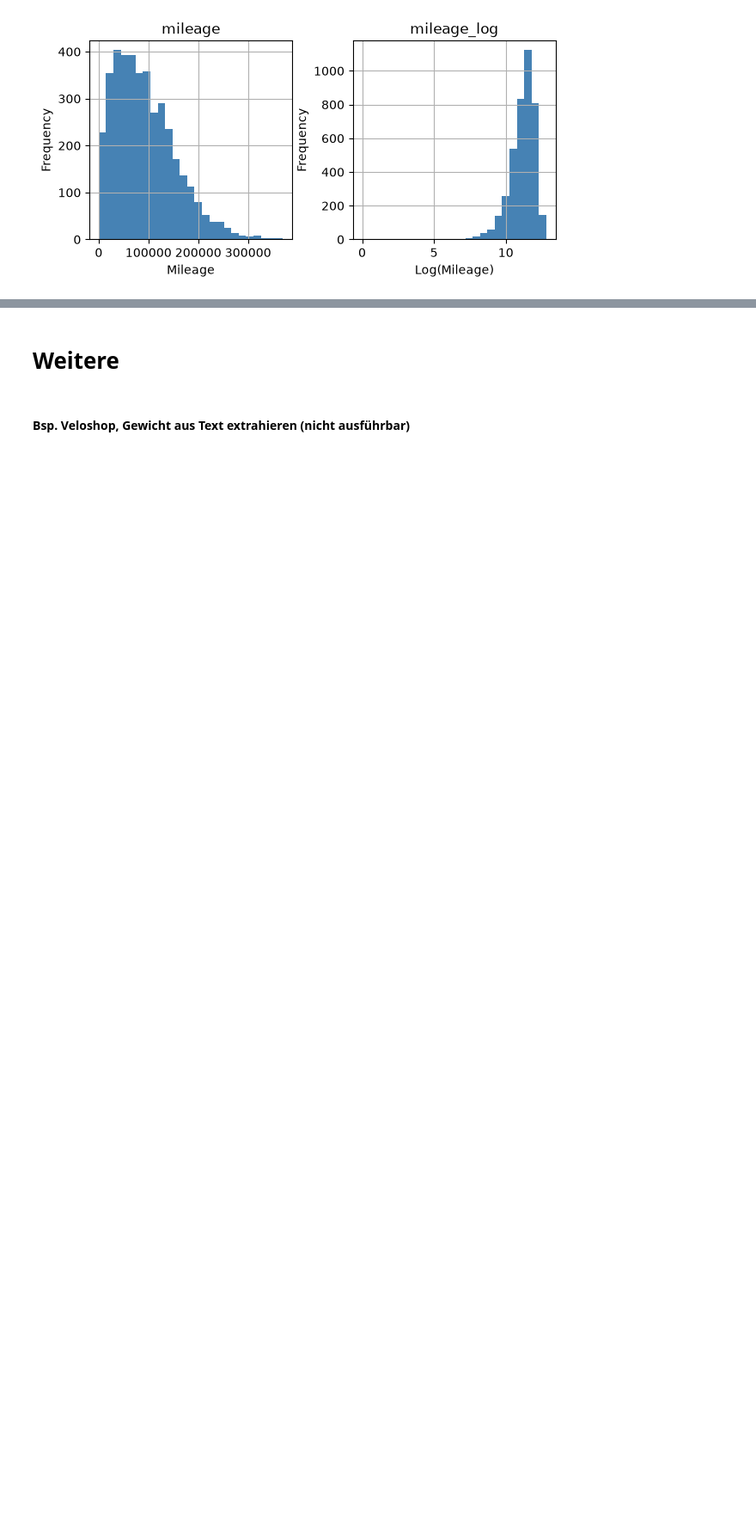
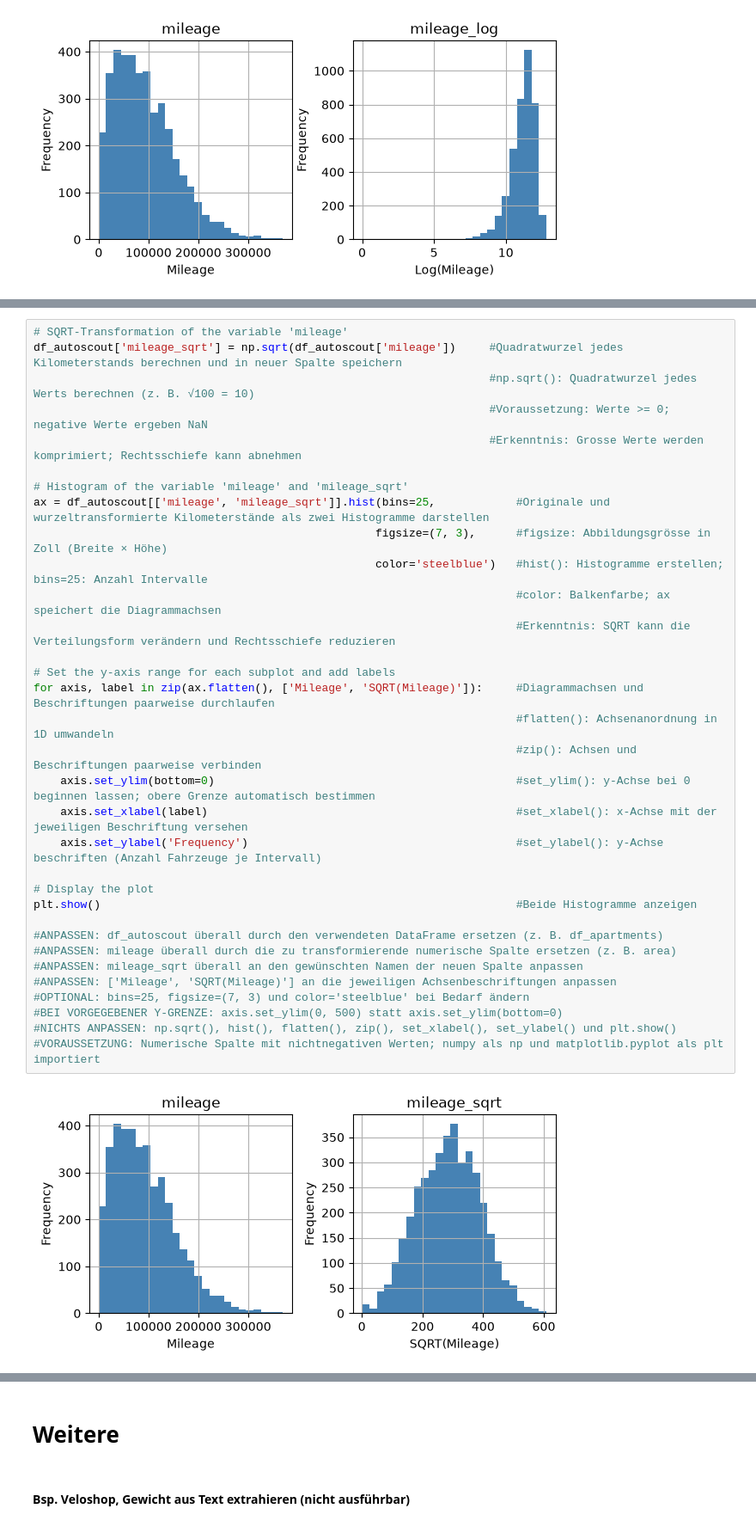
Before and after one commit to pyrat12/DS_HS2026_LNW, a Jupyter notebook: DS_HS2026_LNW_I_Examples/AP02/AP02 Spick.ipynb, the cells around one changed output, grey strips where cells are left out. Shown at 86% size. Drawn from its saved outputs; the diff is of its cells as text; blank space fills up the shorter version.

Commit message:
AP02: Data Transformation, Merging, Reshaping und Pivot Tables

```diff
--- a/DS_HS2026_LNW_I_Examples/AP02/AP02 Spick.ipynb
+++ b/DS_HS2026_LNW_I_Examples/AP02/AP02 Spick.ipynb
@@ -1151,0 +1163,35 @@ plt.show()                                                                  #Bei
+# %%
+# SQRT-Transformation of the variable 'mileage'
+df_autoscout['mileage_sqrt'] = np.sqrt(df_autoscout['mileage'])     #Quadratwurzel jedes Kilometerstands berechnen und in neuer Spalte speichern
+                                                                    #np.sqrt(): Quadratwurzel jedes Werts berechnen (z. B. √100 = 10)
+                                                                    #Voraussetzung: Werte >= 0; negative Werte ergeben NaN
+                                                                    #Erkenntnis: Grosse Werte werden komprimiert; Rechtsschiefe kann abnehmen
+
+# Histogram of the variable 'mileage' and 'mileage_sqrt'
+ax = df_autoscout[['mileage', 'mileage_sqrt']].hist(bins=25,            #Originale und wurzeltransformierte Kilometerstände als zwei Histogramme darstellen
+                                                   figsize=(7, 3),      #figsize: Abbildungsgrösse in Zoll (Breite × Höhe)
+                                                   color='steelblue')   #hist(): Histogramme erstellen; bins=25: Anzahl Intervalle
+                                                                        #color: Balkenfarbe; ax speichert die Diagrammachsen
+                                                                        #Erkenntnis: SQRT kann die Verteilungsform verändern und Rechtsschiefe reduzieren
+
+# Set the y-axis range for each subplot and add labels
+for axis, label in zip(ax.flatten(), ['Mileage', 'SQRT(Mileage)']):     #Diagrammachsen und Beschriftungen paarweise durchlaufen
+                                                                        #flatten(): Achsenanordnung in 1D umwandeln
+                                                                        #zip(): Achsen und Beschriftungen paarweise verbinden
+    axis.set_ylim(bottom=0)                                             #set_ylim(): y-Achse bei 0 beginnen lassen; obere Grenze automatisch bestimmen
+    axis.set_xlabel(label)                                              #set_xlabel(): x-Achse mit der jeweiligen Beschriftung versehen
+    axis.set_ylabel('Frequency')                                        #set_ylabel(): y-Achse beschriften (Anzahl Fahrzeuge je Intervall)
+
+# Display the plot
+plt.show()                                                              #Beide Histogramme anzeigen
+
+#ANPASSEN: df_autoscout überall durch den verwendeten DataFrame ersetzen (z. B. df_apartments)
+#ANPASSEN: mileage überall durch die zu transformierende numerische Spalte ersetzen (z. B. area)
+#ANPASSEN: mileage_sqrt überall an den gewünschten Namen der neuen Spalte anpassen
+#ANPASSEN: ['Mileage', 'SQRT(Mileage)'] an die jeweiligen Achsenbeschriftungen anpassen
+#OPTIONAL: bins=25, figsize=(7, 3) und color='steelblue' bei Bedarf ändern
+#BEI VORGEGEBENER Y-GRENZE: axis.set_ylim(0, 500) statt axis.set_ylim(bottom=0)
+#NICHTS ANPASSEN: np.sqrt(), hist(), flatten(), zip(), set_xlabel(), set_ylabel() und plt.show()
+#VORAUSSETZUNG: Numerische Spalte mit nichtnegativen Werten; numpy als np und matplotlib.pyplot als plt importiert
+# %% [output]
+[figure, added]
```
Also changed, not shown: parts of 17 cells of this notebook.
